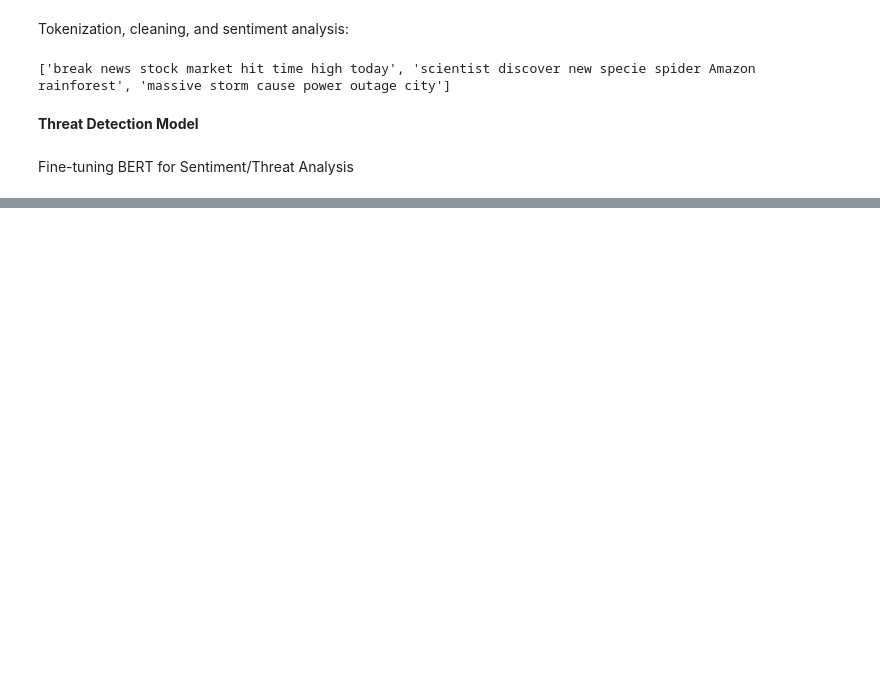
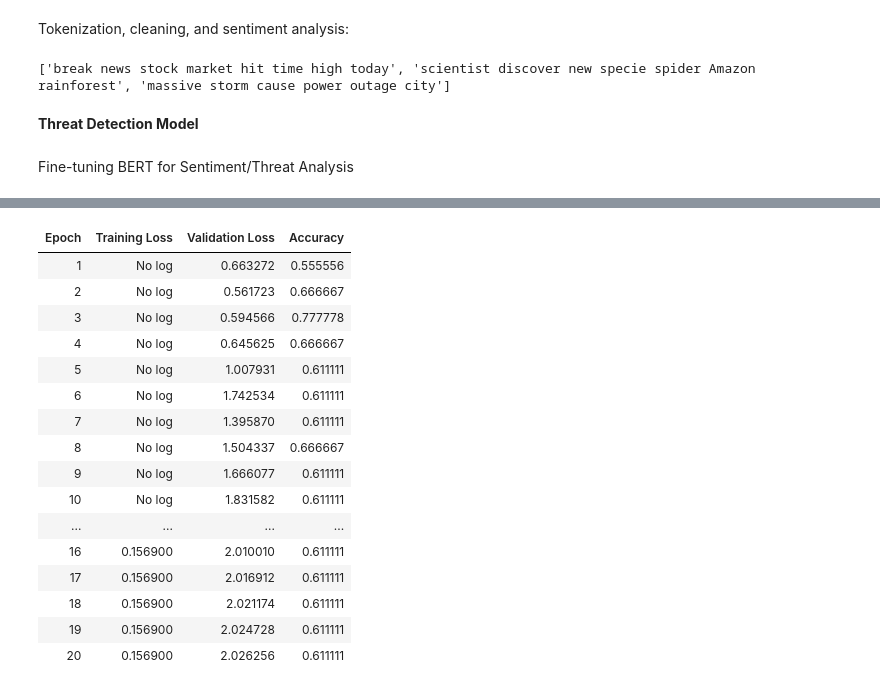
Before and after one commit to imcalledaditi/Dynamic-Threat-Assessment-System, a Jupyter notebook: Dynamic_Threat_Assessment_System.ipynb, the cells around one changed output, grey strips where cells are left out. Drawn from its saved outputs; the diff is of its cells as text; code cells hidden in the pictures; blank space fills up the shorter version.

```diff
--- a/Dynamic_Threat_Assessment_System.ipynb
+++ b/Dynamic_Threat_Assessment_System.ipynb
@@ -163,0 +183,18 @@ Requirement already satisfied: six>=1.5 in /usr/local/lib/python3.11/dist-packag
+# %%
+#tokenize the dataset
+
+from transformers import AutoTokenizer
+
+tokenizer = AutoTokenizer.from_pretrained("bert-base-uncased")
+
+# Tokenize the dataset
+def tokenize(batch):
+    return tokenizer(batch["text"], padding=True, truncation=True, max_length=512)
+
+tokenized_data = data.map(tokenize, batched=True)
+# %%
+#Split the Data for Training and Evaluation
+# 80-20 train-test split
+split_data = tokenized_data.train_test_split(test_size=0.2)
+train_dataset = split_data["train"]
+eval_dataset = split_data["test"]
@@ -163,0 +203,46 @@ Requirement already satisfied: six>=1.5 in /usr/local/lib/python3.11/dist-packag
+# %%
+from transformers import AutoModelForSequenceClassification, Trainer, TrainingArguments
+import numpy as np
+
+# Load the pre-trained model
+model = AutoModelForSequenceClassification.from_pretrained("bert-base-uncased", num_labels=2)
+
+# Define training arguments
+training_args = TrainingArguments(
+    output_dir="./results",                # Directory for model checkpoints
+    num_train_epochs=20,                    # Number of training epochs
+    per_device_train_batch_size=8,         # Batch size per device
+    save_strategy="epoch",                 # Save checkpoints at the end of every epoch
+    evaluation_strategy="epoch",           # Evaluate at the end of every epoch
+    load_best_model_at_end=True,           # Load the best model at the end of training
+    save_total_limit=2,                    # Limit total checkpoints
+    logging_dir="./logs",                  # Directory for logs
+    logging_steps=100                      # Log every 100 steps
+)
+
+# Define evaluation metrics
+def compute_metrics(pred):
+    labels = pred.label_ids
+    preds = np.argmax(pred.predictions, axis=1)
+    accuracy = (preds == labels).mean()
+    return {"accuracy": accuracy}
+
+# Initialize Trainer
+trainer = Trainer(
+    model=model,
+    args=training_args,
+    train_dataset=train_dataset,
+    eval_dataset=eval_dataset,
+    tokenizer=tokenizer,
+    compute_metrics=compute_metrics,
+)
+
+# Train the model
+trainer.train()
+
+# Save the fine-tuned model
+model.save_pretrained("./threat_detection_model")
+tokenizer.save_pretrained("./threat_detection_model")
+
+print("Model fine-tuning complete and saved at './threat_detection_model'.")
+# %% [output]
@@ -163,0 +252,17 @@ Requirement already satisfied: six>=1.5 in /usr/local/lib/python3.11/dist-packag
+| Epoch | Training Loss | Validation Loss | Accuracy |
+| 1 | No log | 0.663272 | 0.555556 |
+| 2 | No log | 0.561723 | 0.666667 |
+| 3 | No log | 0.594566 | 0.777778 |
+| 4 | No log | 0.645625 | 0.666667 |
+| 5 | No log | 1.007931 | 0.611111 |
+| 6 | No log | 1.742534 | 0.611111 |
+| 7 | No log | 1.395870 | 0.611111 |
+| 8 | No log | 1.504337 | 0.666667 |
+| 9 | No log | 1.666077 | 0.611111 |
+| 10 | No log | 1.831582 | 0.611111 |
+| ... | ... | ... | ... |
+| 16 | 0.156900 | 2.010010 | 0.611111 |
+| 17 | 0.156900 | 2.016912 | 0.611111 |
+| 18 | 0.156900 | 2.021174 | 0.611111 |
+| 19 | 0.156900 | 2.024728 | 0.611111 |
+| 20 | 0.156900 | 2.026256 | 0.611111 |
```
Also changed, not shown: parts of 7 cells of this notebook.
